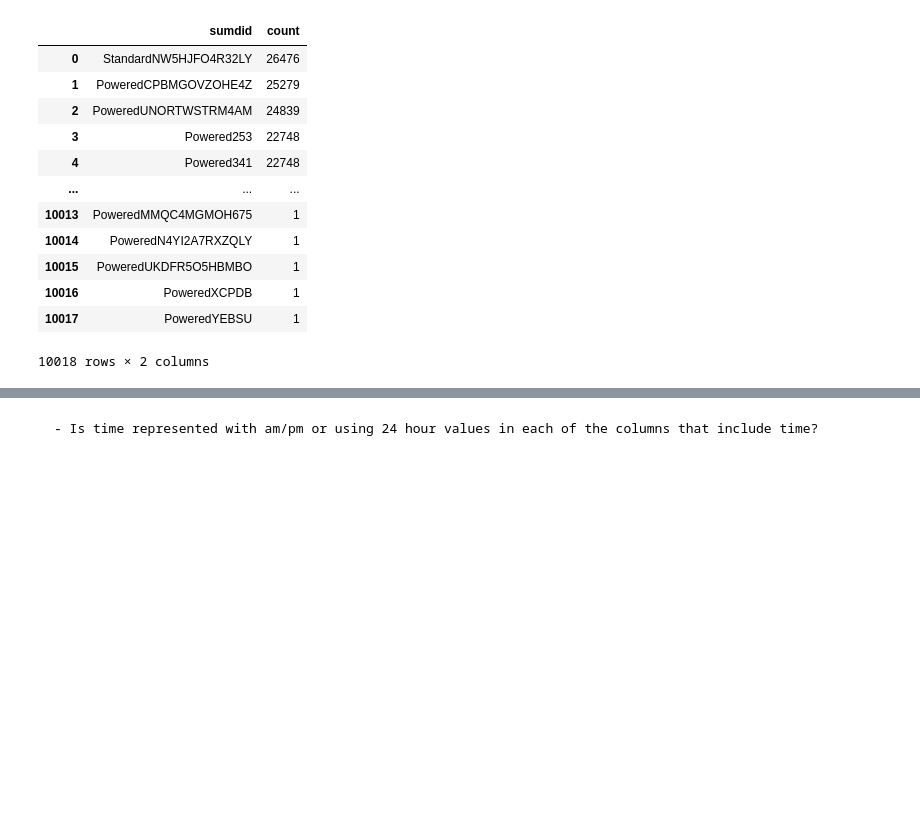
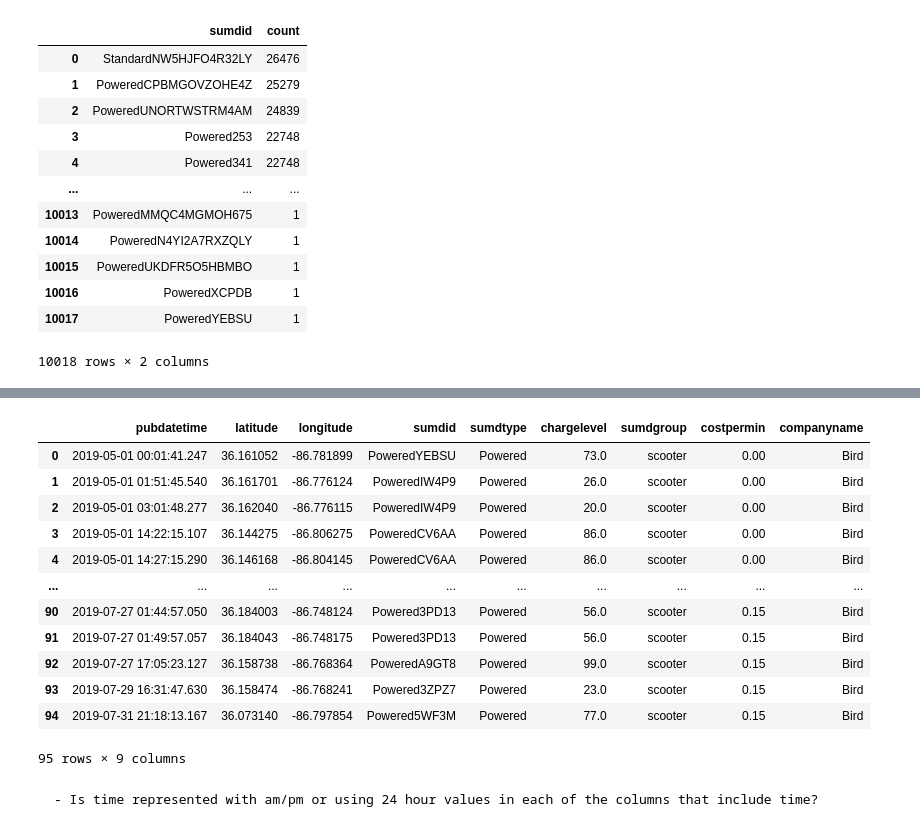
Before and after one commit to NSS-Data-Analytics-Cohort-8/scooter-partner1-badger-badger-python, a Jupyter notebook: notebooks/scoot_scoot.ipynb, the cells around one changed output, grey strips where cells are left out. Drawn from its saved outputs; the diff is of its cells as text; code cells hidden in the pictures; blank space fills up the shorter version.

```diff
--- a/notebooks/scoot_scoot.ipynb
+++ b/notebooks/scoot_scoot.ipynb
@@ -318,3 +371,31 @@ us
+# %%
+maiden3 = '''
+SELECT *
+FROM scooters
+WHERE sumdid IN
+    (SELECT DISTINCT sumdid
+    FROM scooters
+    GROUP BY sumdid
+    HAVING COUNT(sumdid) <= 5)
+ORDER BY pubdatetime
+'''
+
+ninja_maiden3 = pd.read_sql(maiden3, con=engine)
+ninja_maiden3
+# %% [output]
+|  | pubdatetime | latitude | longitude | sumdid | sumdtype | chargelevel | sumdgroup | costpermin | companyname |
+| 0 | 2019-05-01 00:01:41.247 | 36.161052 | -86.781899 | PoweredYEBSU | Powered | 73.0 | scooter | 0.00 | Bird |
+| 1 | 2019-05-01 01:51:45.540 | 36.161701 | -86.776124 | PoweredIW4P9 | Powered | 26.0 | scooter | 0.00 | Bird |
+| 2 | 2019-05-01 03:01:48.277 | 36.162040 | -86.776115 | PoweredIW4P9 | Powered | 20.0 | scooter | 0.00 | Bird |
+| 3 | 2019-05-01 14:22:15.107 | 36.144275 | -86.806275 | PoweredCV6AA | Powered | 86.0 | scooter | 0.00 | Bird |
+| 4 | 2019-05-01 14:27:15.290 | 36.146168 | -86.804145 | PoweredCV6AA | Powered | 86.0 | scooter | 0.00 | Bird |
+| ... | ... | ... | ... | ... | ... | ... | ... | ... | ... |
+| 90 | 2019-07-27 01:44:57.050 | 36.184003 | -86.748124 | Powered3PD13 | Powered | 56.0 | scooter | 0.15 | Bird |
+| 91 | 2019-07-27 01:49:57.057 | 36.184043 | -86.748175 | Powered3PD13 | Powered | 56.0 | scooter | 0.15 | Bird |
+| 92 | 2019-07-27 17:05:23.127 | 36.158738 | -86.768364 | PoweredA9GT8 | Powered | 99.0 | scooter | 0.15 | Bird |
+| 93 | 2019-07-29 16:31:47.630 | 36.158474 | -86.768241 | Powered3ZPZ7 | Powered | 23.0 | scooter | 0.15 | Bird |
+| 94 | 2019-07-31 21:18:13.167 | 36.073140 | -86.797854 | Powered5WF3M | Powered | 77.0 | scooter | 0.15 | Bird |
+95 rows × 9 columns
 # %% [markdown]
     - Is time represented with am/pm or using 24 hour values in each of the columns that include time?
 # %%
```
Also changed, not shown: parts of 11 cells of this notebook, 1 other file.
